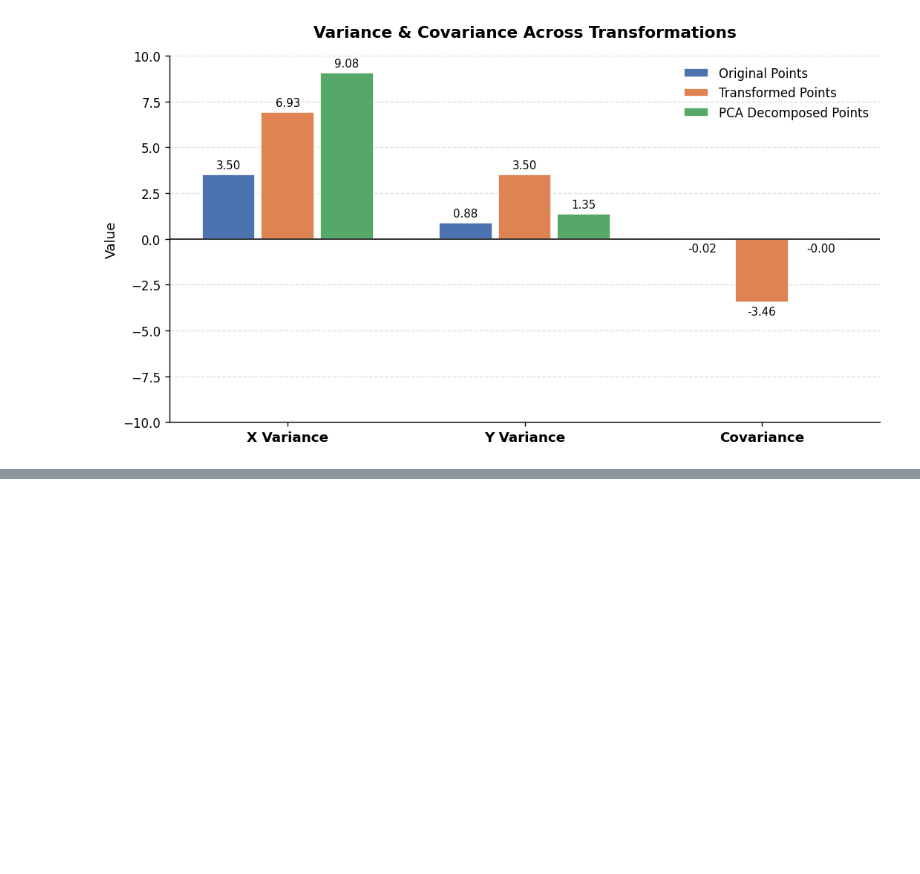
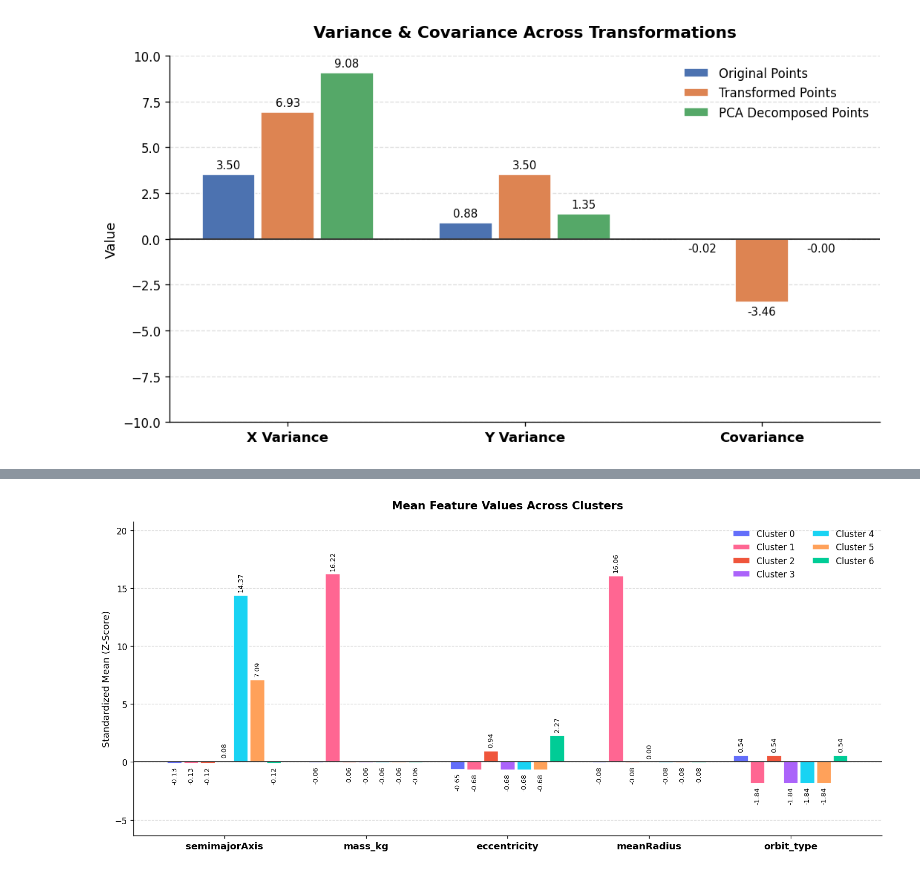
Before and after one commit to LuisFelipeVelasco/ML_And_Generative_AI_Experiments, a Jupyter notebook: SVD/svd_applications.ipynb, the cells around one changed output, grey strips where cells are left out. Drawn from its saved outputs; the diff is of its cells as text; code cells hidden in the pictures; blank space fills up the shorter version.

```diff
--- a/SVD/svd_applications.ipynb
+++ b/SVD/svd_applications.ipynb
@@ -385,0 +417,4 @@ plt.show()
+# %%
+!wget "https://raw.githubusercontent.com/LuisFelipeVelasco/ML_And_Generative_AI_Experiments/main/Sources/sol_objects.ods" -O sol_objects.ods
+df=pd.read_excel("sol_objects.ods", engine="odf")
+df.head()
@@ -385,0 +459,5 @@ plt.show()
+# %%
+matrix_data = np.array(df_standardized)
+pca=PCA(n_components=2)
+pca.fit(matrix_data)
+decompose_data=pca.transform(matrix_data)
@@ -385,0 +502,6 @@ plt.show()
+# %%
+# Initialize K-Means++ (init="k-means++" is the default)
+kmeans = KMeans(n_clusters=7, init="k-means++", random_state=76)
+# Fit the model and get the cluster ID for every point
+cluster_ids = kmeans.fit_predict(matrix_data)
+df_standardized["cluster"] = cluster_ids
@@ -385,0 +535,83 @@ plt.show()
+# %%
+
+cluster_means = df_standardized.groupby("cluster")[categories].mean()
+data = {
+    cluster_id: row.values.tolist()
+    for cluster_id, row in cluster_means.iterrows()
+}
+
+# 2. Exact plotting format with clean vertical labels & wider layout
+x = np.arange(len(categories))
+n_bars = len(data)
+total_width = 0.82
+bar_width = total_width / n_bars
+
+# 8 distinct colors so every cluster gets its own color
+colors = [
+    "#636EFA",
+    "#FF6692",
+    "#EF553B",
+    "#AB63FA",
+    "#19D3F3",  # Cluster 4 (Cyan)
+    "#FFA15A",  #
+    "#00CC96",  # Cluster 6 (Mint Green)
+    "#B6E880",  # Cluster 7 (Light Green, if needed)
+]
+display_names = {
+    cluster_id: f"Cluster {cluster_id}" for cluster_id in data.keys()
+}
+
+fig, ax = plt.subplots(figsize=(13, 6), dpi=120)
+
+for i, (label, values) in enumerate(data.items()):
+  offset = (i - (n_bars - 1) / 2) * bar_width
+  rects = ax.bar(
+      x + offset,
+      values,
+      bar_width * 0.88,
+      label=display_names.get(label, label),
+      color=colors[i % len(colors)],
+      edgecolor="white",
+      linewidth=1,
+      zorder=3,
+  )
+  # Rotate labels 90 degrees so adjacent numbers never collide
+  ax.bar_label(
+      rects,
+      fmt="%.2f",
+      padding=4,
+      fontsize=8,
+      fontweight="medium",
+      rotation=90,
+  )
+
+# Add zero baseline and horizontal grid behind the bars
+ax.axhline(0, color="black", linewidth=0.9, zorder=4)
+ax.grid(axis="y", linestyle="--", alpha=0.4, zorder=0)
+
+# Extra vertical padding to accommodate rotated vertical text labels
+all_vals = [v for vals in data.values() for v in vals]
+y_min, y_max = min(all_vals), max(all_vals)
+pad = max((y_max - y_min) * 0.25, 2.5)
+ax.set_ylim(y_min - pad, y_max + pad)
+
+# Clean up borders
+ax.spines["top"].set_visible(False)
+ax.spines["right"].set_visible(False)
+
+# Labels and title
+ax.set_xticks(x)
+ax.set_xticklabels(categories, fontsize=11, fontweight="bold")
+ax.set_ylabel("Standardized Mean (Z-Score)", fontsize=11)
+ax.set_title(
+    "Mean Feature Values Across Clusters",
+    fontsize=13,
+    fontweight="bold",
+    pad=15,
+)
+ax.legend(frameon=False, fontsize=10, loc="upper right", ncol=2)
+
+plt.tight_layout()
+plt.show()
+# %% [output]
+[figure, added]
```
Also changed, not shown: parts of 15 cells of this notebook.
